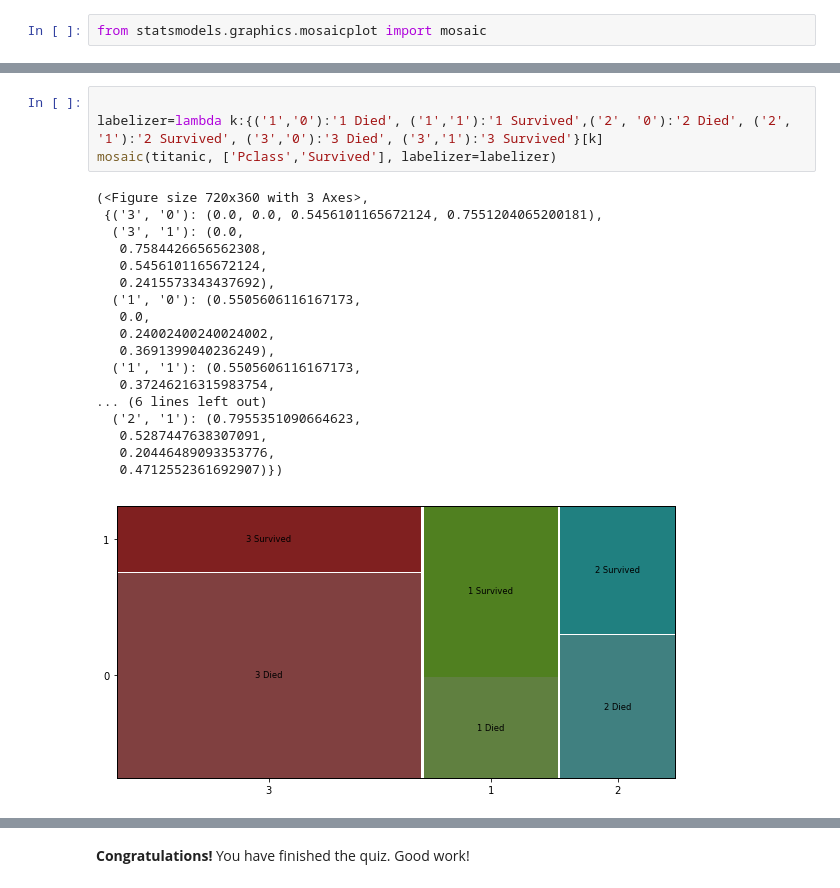
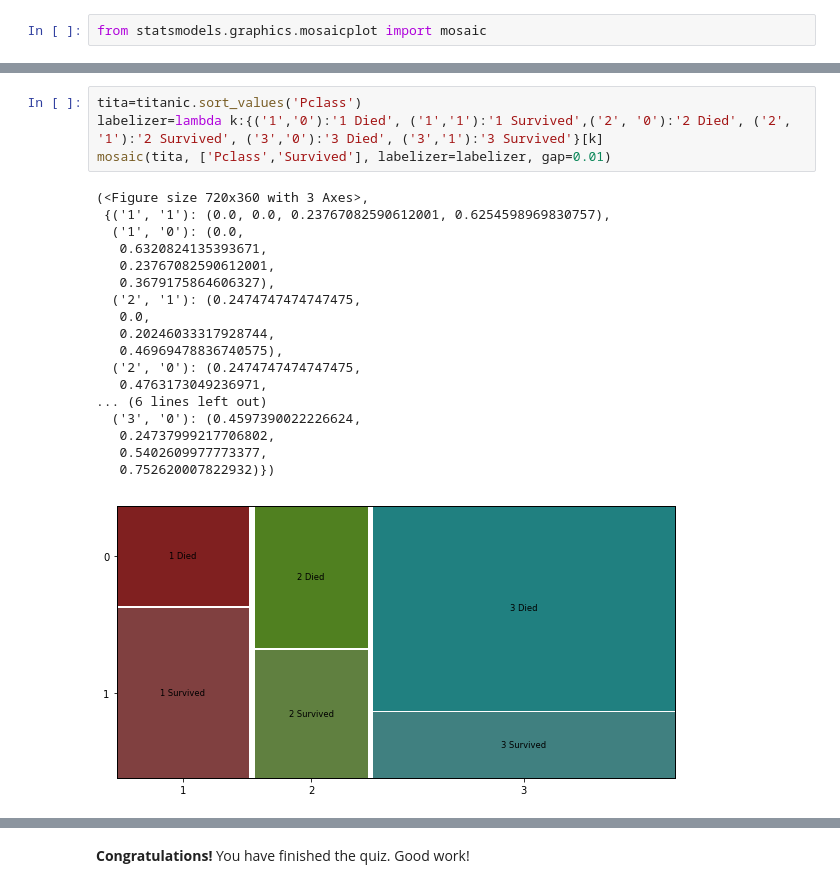
Before and after one commit to kjflorez/kflorezMetNumUN2020II, a Jupyter notebook: Quiz3/kflorezp_Quiz3.ipynb, the cells around one changed output, grey strips where cells are left out. Drawn from its saved outputs; the diff is of its cells as text.

```diff
--- a/Quiz3/kflorezp_Quiz3.ipynb
+++ b/Quiz3/kflorezp_Quiz3.ipynb
@@ -720,24 +721,24 @@ mosaic(titanic, ['Sex','Survived'], labelizer=labelizer)
 # %%
-
+tita=titanic.sort_values('Pclass')
 labelizer=lambda k:{('1','0'):'1 Died', ('1','1'):'1 Survived',('2', '0'):'2 Died', ('2', '1'):'2 Survived', ('3','0'):'3 Died', ('3','1'):'3 Survived'}[k]
-mosaic(titanic, ['Pclass','Survived'], labelizer=labelizer)
+mosaic(tita, ['Pclass','Survived'], labelizer=labelizer, gap=0.01)
 # %% [output]
 (<Figure size 720x360 with 3 Axes>,
- {('3', '0'): (0.0, 0.0, 0.5456101165672124, 0.7551204065200181),
-  ('3', '1'): (0.0,
-   0.7584426656562308,
-   0.5456101165672124,
-   0.2415573343437692),
-  ('1', '0'): (0.5505606116167173,
+ {('1', '1'): (0.0, 0.0, 0.23767082590612001, 0.6254598969830757),
+  ('1', '0'): (0.0,
+   0.6320824135393671,
+   0.23767082590612001,
+   0.3679175864606327),
+  ('2', '1'): (0.2474747474747475,
    0.0,
-   0.24002400240024002,
-   0.3691399040236249),
-  ('1', '1'): (0.5505606116167173,
-   0.37246216315983754,
+   0.20246033317928744,
+   0.46969478836740575),
+  ('2', '0'): (0.2474747474747475,
+   0.4763173049236971,
 ... (6 lines left out)
-  ('2', '1'): (0.7955351090664623,
-   0.5287447638307091,
-   0.20446489093353776,
-   0.4712552361692907)})
+  ('3', '0'): (0.4597390022226624,
+   0.24737999217706802,
+   0.5402609977773377,
+   0.752620007822932)})
-[figure, old version]
+[figure, new version]
 # %%
```
Also changed, not shown: parts of 2 cells of this notebook.
